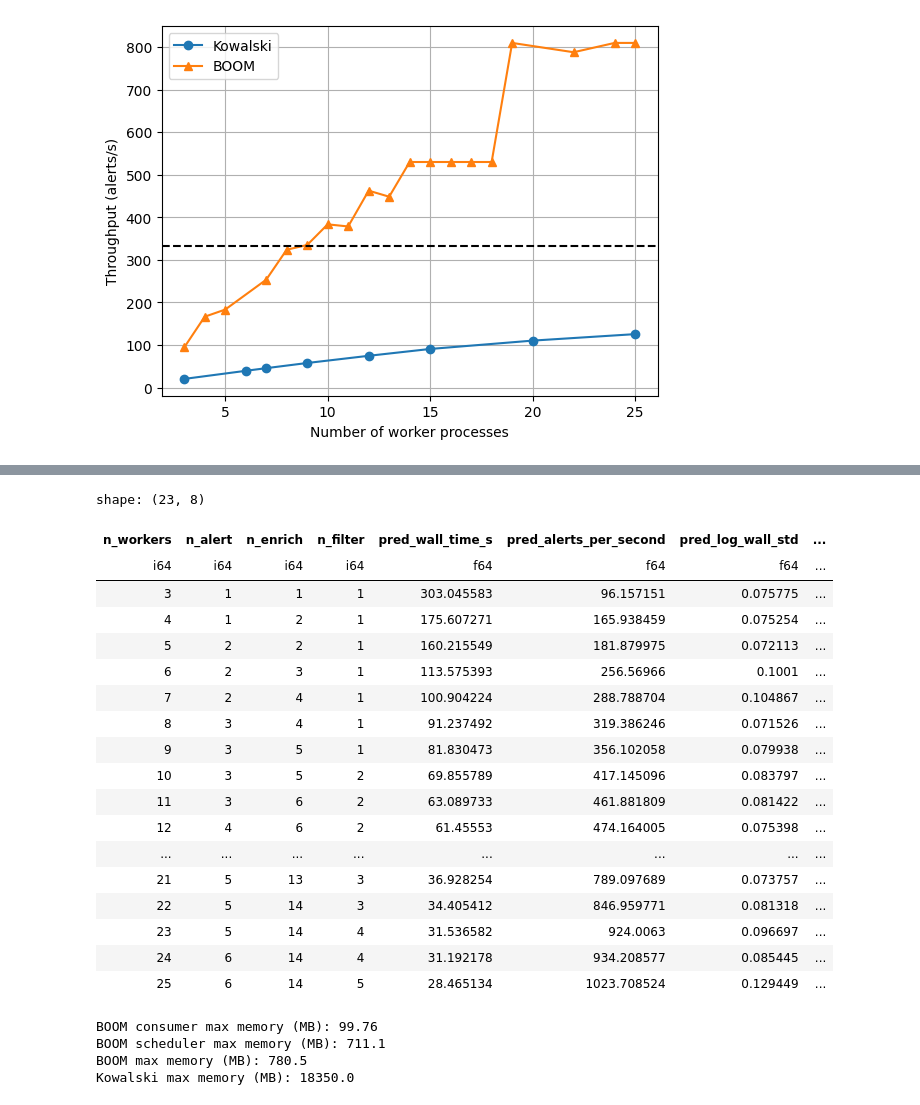
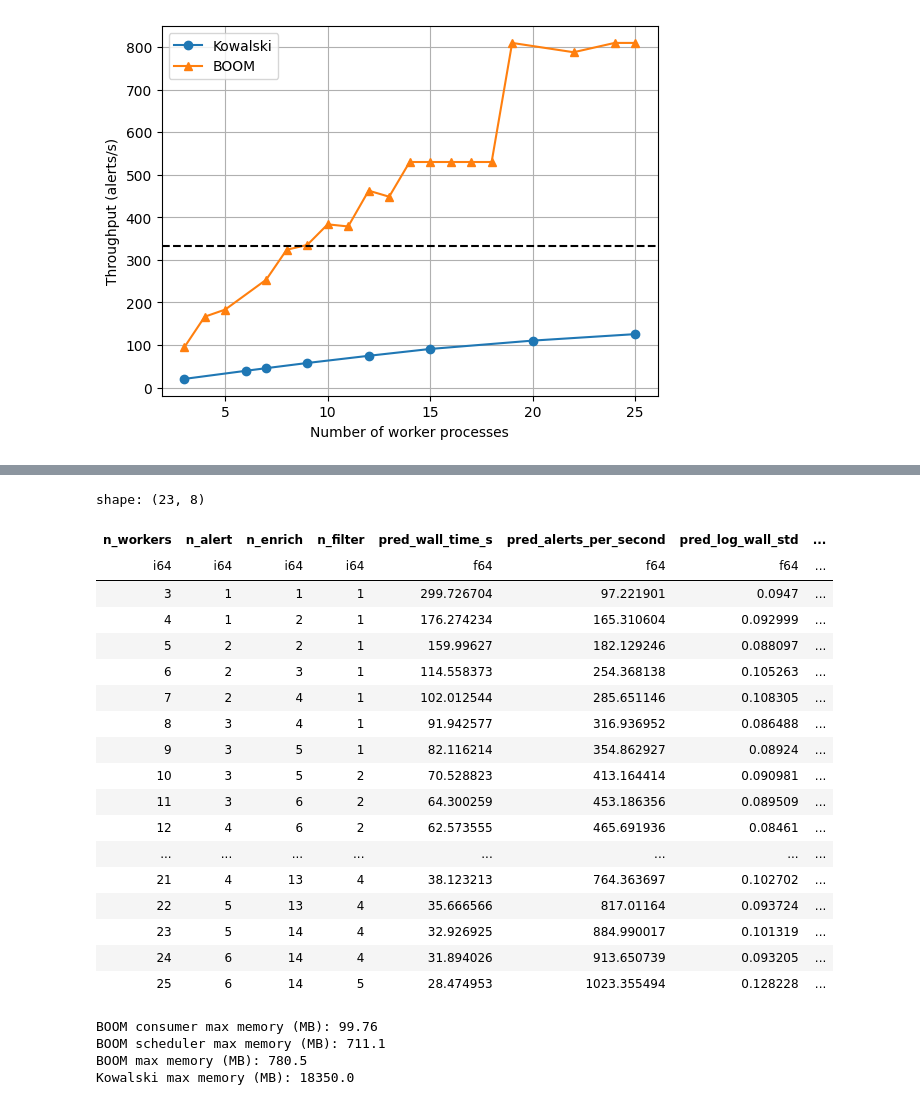
Before and after one commit to boom-astro/boom-paper, a Jupyter notebook: .calkit/notebooks/executed/notebooks/analyze-logs.ipynb, the cells around one changed output, grey strips where cells are left out. Drawn from its saved outputs; the diff is of its cells as text; code cells hidden in the pictures.

```diff
--- a/.calkit/notebooks/executed/notebooks/analyze-logs.ipynb
+++ b/.calkit/notebooks/executed/notebooks/analyze-logs.ipynb
@@ -329,7 +329,7 @@ smooth_model.fit(X, y)
 
 # Penalize uncertain predictions so the recommended split stays in
 # better-supported regions
-uncertainty_penalty = 1.5
+uncertainty_penalty = 1.8
 
 
 def generate_worker_splits(total_workers: int) -> list[tuple[int, int, int]]:
@@ -379,49 +379,49 @@ for total_workers in range(3, 26):
     predicted_log_wall, predicted_log_wall_std = gp.predict(
         split_features_scaled, return_std=True
     )
     conservative_log_wall = (
         predicted_log_wall + uncertainty_penalty * predicted_log_wall_std
     )
     predicted_wall_time = np.exp(predicted_log_wall)
     predicted_throughput = n_alerts / predicted_wall_time
     conservative_wall_time = np.exp(conservative_log_wall)
     best_index = int(np.argmin(conservative_log_wall))
     best_split = splits[best_index]
     predicted_optima.append(
         {
             "n_workers": total_workers,
             "n_alert": best_split[0],
             "n_enrich": best_split[1],
             "n_filter": best_split[2],
             "pred_wall_time_s": predicted_wall_time[best_index],
             "pred_alerts_per_second": predicted_throughput[best_index],
             "pred_log_wall_std": predicted_log_wall_std[best_index],
             "cons_wall_time_s": conservative_wall_time[best_index],
         }
     )
 
 df_predicted_optima = pl.DataFrame(predicted_optima)
 df_predicted_optima
 # %% [output]
 shape: (23, 8)
 | n_workers | n_alert | n_enrich | n_filter | pred_wall_time_s | pred_alerts_per_second | pred_log_wall_std | ... |
 | i64 | i64 | i64 | i64 | f64 | f64 | f64 | ... |
-| 3 | 1 | 1 | 1 | 303.045583 | 96.157151 | 0.075775 | ... |
-| 4 | 1 | 2 | 1 | 175.607271 | 165.938459 | 0.075254 | ... |
-| 5 | 2 | 2 | 1 | 160.215549 | 181.879975 | 0.072113 | ... |
-| 6 | 2 | 3 | 1 | 113.575393 | 256.56966 | 0.1001 | ... |
-| 7 | 2 | 4 | 1 | 100.904224 | 288.788704 | 0.104867 | ... |
-| 8 | 3 | 4 | 1 | 91.237492 | 319.386246 | 0.071526 | ... |
-| 9 | 3 | 5 | 1 | 81.830473 | 356.102058 | 0.079938 | ... |
-| 10 | 3 | 5 | 2 | 69.855789 | 417.145096 | 0.083797 | ... |
-| 11 | 3 | 6 | 2 | 63.089733 | 461.881809 | 0.081422 | ... |
-| 12 | 4 | 6 | 2 | 61.45553 | 474.164005 | 0.075398 | ... |
+| 3 | 1 | 1 | 1 | 299.726704 | 97.221901 | 0.0947 | ... |
+| 4 | 1 | 2 | 1 | 176.274234 | 165.310604 | 0.092999 | ... |
+| 5 | 2 | 2 | 1 | 159.99627 | 182.129246 | 0.088097 | ... |
+| 6 | 2 | 3 | 1 | 114.558373 | 254.368138 | 0.105263 | ... |
+| 7 | 2 | 4 | 1 | 102.012544 | 285.651146 | 0.108305 | ... |
+| 8 | 3 | 4 | 1 | 91.942577 | 316.936952 | 0.086488 | ... |
+| 9 | 3 | 5 | 1 | 82.116214 | 354.862927 | 0.08924 | ... |
+| 10 | 3 | 5 | 2 | 70.528823 | 413.164414 | 0.090981 | ... |
+| 11 | 3 | 6 | 2 | 64.300259 | 453.186356 | 0.089509 | ... |
+| 12 | 4 | 6 | 2 | 62.573555 | 465.691936 | 0.08461 | ... |
 | ... | ... | ... | ... | ... | ... | ... | ... |
-| 21 | 5 | 13 | 3 | 36.928254 | 789.097689 | 0.073757 | ... |
-| 22 | 5 | 14 | 3 | 34.405412 | 846.959771 | 0.081318 | ... |
-| 23 | 5 | 14 | 4 | 31.536582 | 924.0063 | 0.096697 | ... |
-| 24 | 6 | 14 | 4 | 31.192178 | 934.208577 | 0.085445 | ... |
-| 25 | 6 | 14 | 5 | 28.465134 | 1023.708524 | 0.129449 | ... |
+| 21 | 4 | 13 | 4 | 38.123213 | 764.363697 | 0.102702 | ... |
+| 22 | 5 | 13 | 4 | 35.666566 | 817.01164 | 0.093724 | ... |
+| 23 | 5 | 14 | 4 | 32.926925 | 884.990017 | 0.101319 | ... |
+| 24 | 6 | 14 | 4 | 31.894026 | 913.650739 | 0.093205 | ... |
+| 25 | 6 | 14 | 5 | 28.474953 | 1023.355494 | 0.128228 | ... |
 # %%
 # Analyze some of the memory usage
 import json
```
Also changed, not shown: parts of 3 cells of this notebook, 9 other files.
